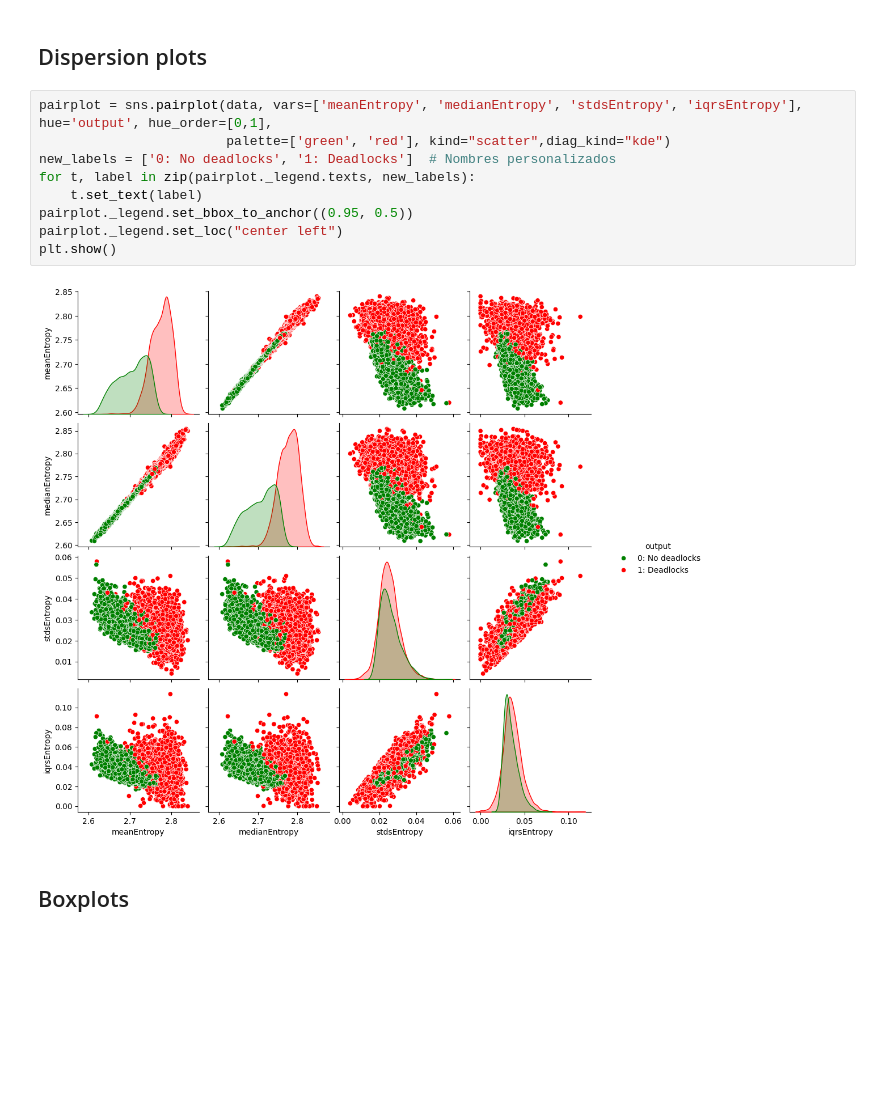
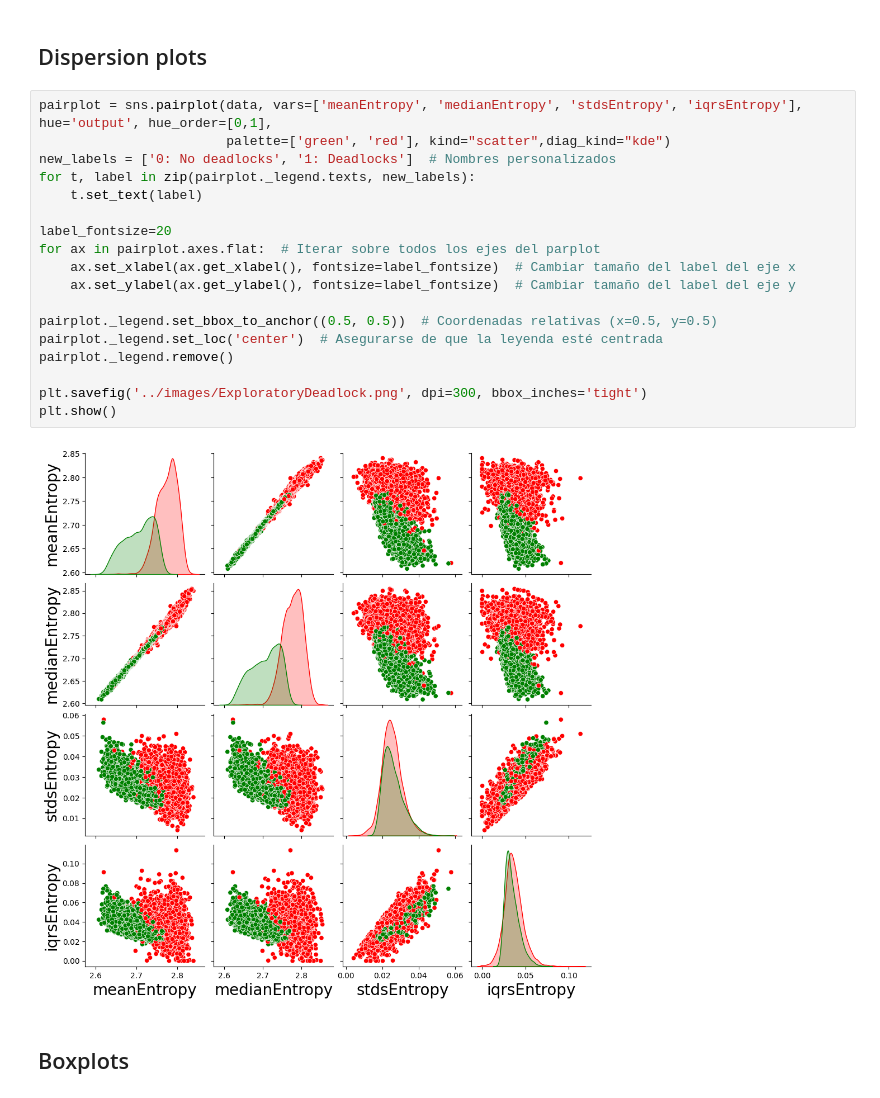
Before and after one commit to victosdur77/Topological-Features-and-Explainable-Safety-Regions, a Jupyter notebook: ExpTopologicalDeadlock/SkopeRules.ipynb, the cells around one changed output. Saved outputs shown, nothing was run; the diff lists cells and outputs as text; blank space fills up the shorter version.

```diff
--- a/ExpTopologicalDeadlock/SkopeRules.ipynb
+++ b/ExpTopologicalDeadlock/SkopeRules.ipynb
@@ -100,14 +100,23 @@ Name: NumberOfDeadlocks, dtype: float64
 # %%
 pairplot = sns.pairplot(data, vars=['meanEntropy', 'medianEntropy', 'stdsEntropy', 'iqrsEntropy'], hue='output', hue_order=[0,1],
                         palette=['green', 'red'], kind="scatter",diag_kind="kde")
 new_labels = ['0: No deadlocks', '1: Deadlocks']  # Nombres personalizados
 for t, label in zip(pairplot._legend.texts, new_labels):
     t.set_text(label)
-pairplot._legend.set_bbox_to_anchor((0.95, 0.5))
-pairplot._legend.set_loc("center left")
+
+label_fontsize=20
+for ax in pairplot.axes.flat:  # Iterar sobre todos los ejes del parplot
+    ax.set_xlabel(ax.get_xlabel(), fontsize=label_fontsize)  # Cambiar tamaño del label del eje x
+    ax.set_ylabel(ax.get_ylabel(), fontsize=label_fontsize)  # Cambiar tamaño del label del eje y
+
+pairplot._legend.set_bbox_to_anchor((0.5, 0.5))  # Coordenadas relativas (x=0.5, y=0.5)
+pairplot._legend.set_loc('center')  # Asegurarse de que la leyenda esté centrada
+pairplot._legend.remove()
+
+plt.savefig('../images/ExploratoryDeadlock.png', dpi=300, bbox_inches='tight')
 plt.show()
 # %% [output]
-[figure, old version]
+[figure, new version]
 # %% [markdown]
 ## Boxplots
 # %%
```
Also changed, not shown: 7 other files.
